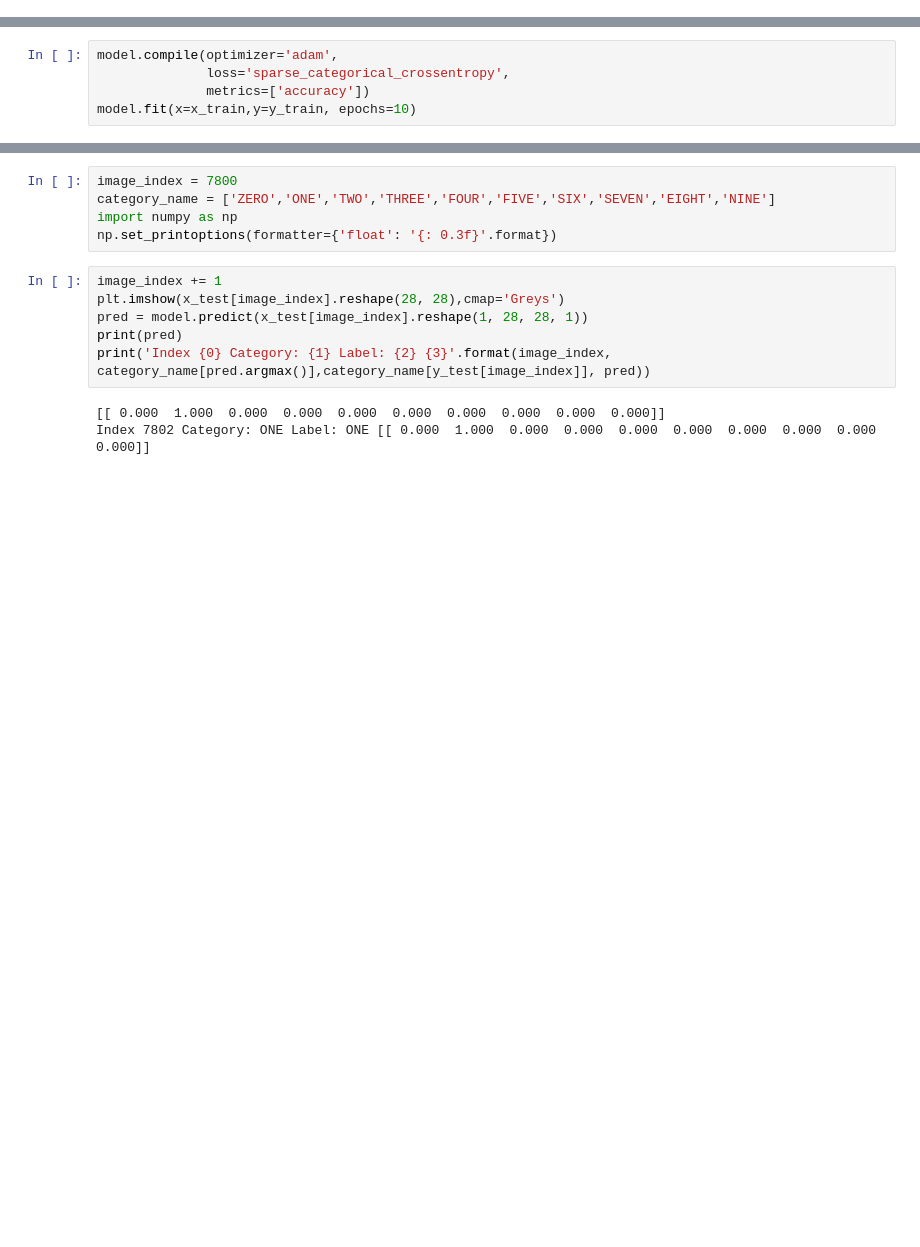
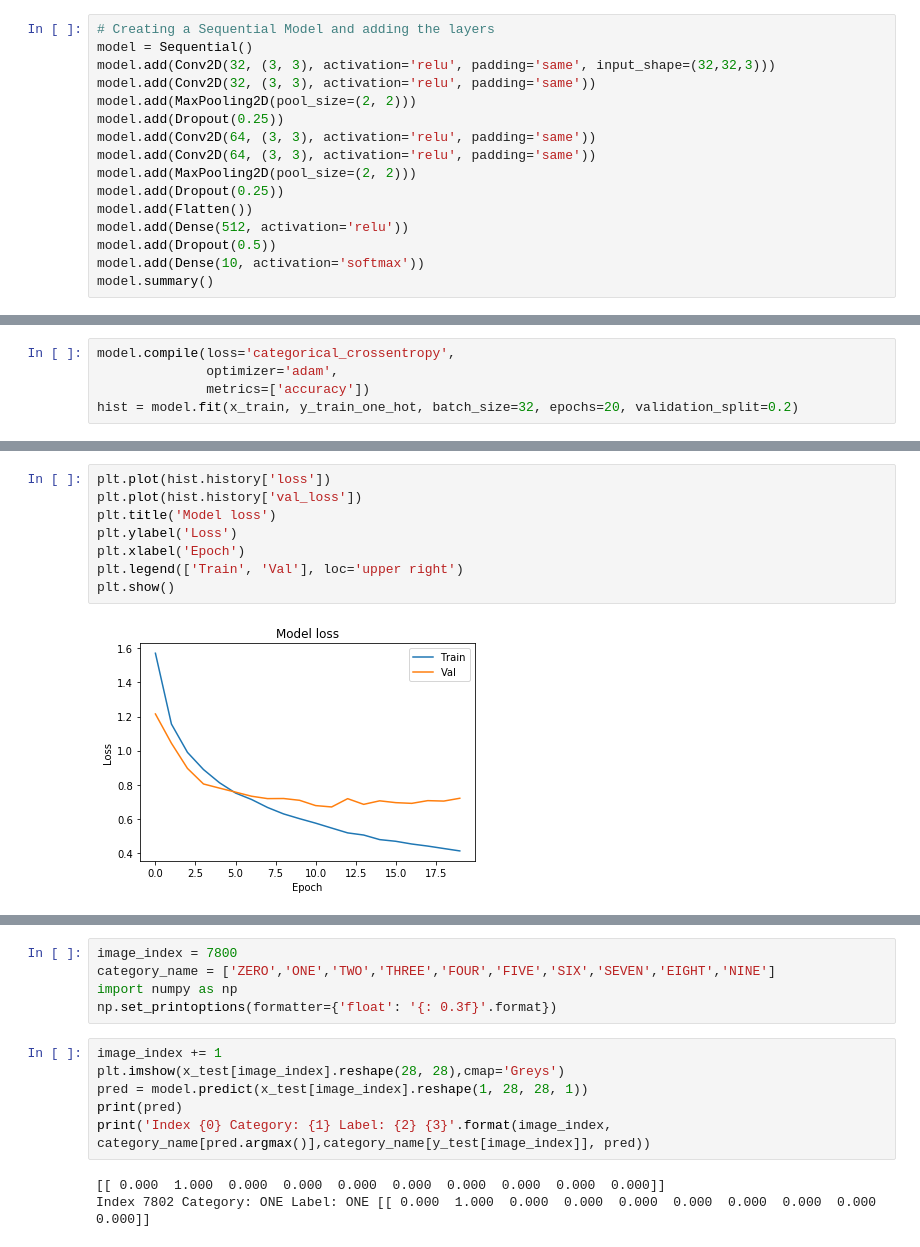
Before and after one commit to ijl20/jp_src, a Jupyter notebook: mnist_tf_keras_cnn/cifar_tf_keras_cnn.ipynb, the cells around one changed output, grey strips where cells are left out. Drawn from its saved outputs; the diff is of its cells as text; blank space fills up the shorter version.

```diff
--- a/mnist_tf_keras_cnn/cifar_tf_keras_cnn.ipynb
+++ b/mnist_tf_keras_cnn/cifar_tf_keras_cnn.ipynb
@@ -47,0 +54,16 @@ model.add(Dense(10,activation=tf.nn.softmax))
+# %%
+# Creating a Sequential Model and adding the layers
+model = Sequential()
+model.add(Conv2D(32, (3, 3), activation='relu', padding='same', input_shape=(32,32,3)))
+model.add(Conv2D(32, (3, 3), activation='relu', padding='same'))
+model.add(MaxPooling2D(pool_size=(2, 2)))
+model.add(Dropout(0.25))
+model.add(Conv2D(64, (3, 3), activation='relu', padding='same'))
+model.add(Conv2D(64, (3, 3), activation='relu', padding='same'))
+model.add(MaxPooling2D(pool_size=(2, 2)))
+model.add(Dropout(0.25))
+model.add(Flatten())
+model.add(Dense(512, activation='relu'))
+model.add(Dropout(0.5))
+model.add(Dense(10, activation='softmax'))
+model.summary()
@@ -48,7 +88,7 @@ model.add(Dense(10,activation=tf.nn.softmax))
 # %%
-model.compile(optimizer='adam',
-              loss='sparse_categorical_crossentropy',
+model.compile(loss='categorical_crossentropy',
+              optimizer='adam',
               metrics=['accuracy'])
-model.fit(x=x_train,y=y_train, epochs=10)
+hist = model.fit(x_train, y_train_one_hot, batch_size=32, epochs=20, validation_split=0.2)
 # %% [output]
 WARNING: Logging before flag parsing goes to stderr.
@@ -75,0 +115,10 @@ Epoch 10/10
+# %%
+plt.plot(hist.history['loss'])
+plt.plot(hist.history['val_loss'])
+plt.title('Model loss')
+plt.ylabel('Loss')
+plt.xlabel('Epoch')
+plt.legend(['Train', 'Val'], loc='upper right')
+plt.show()
+# %% [output]
+[figure, added]
```
Also changed, not shown: parts of 18 cells of this notebook, 2 other files.
